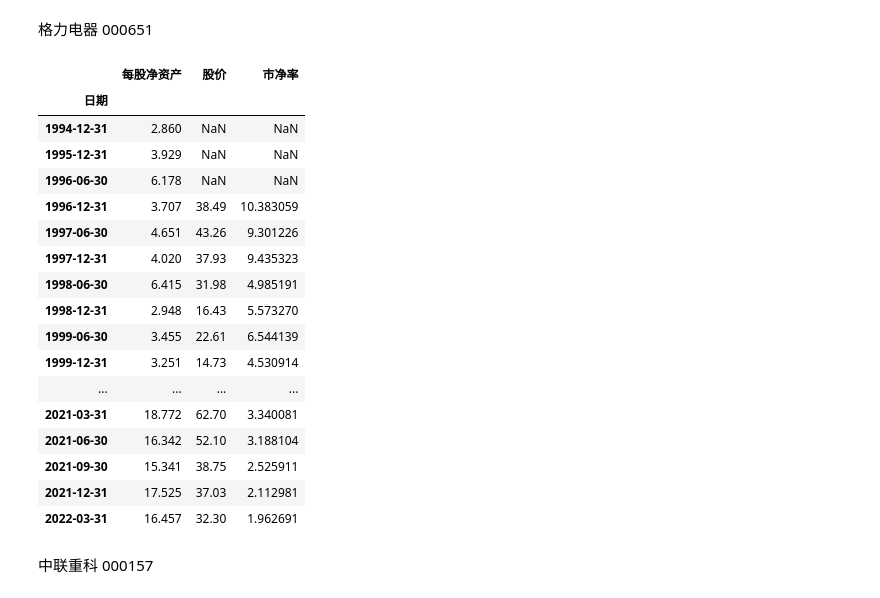
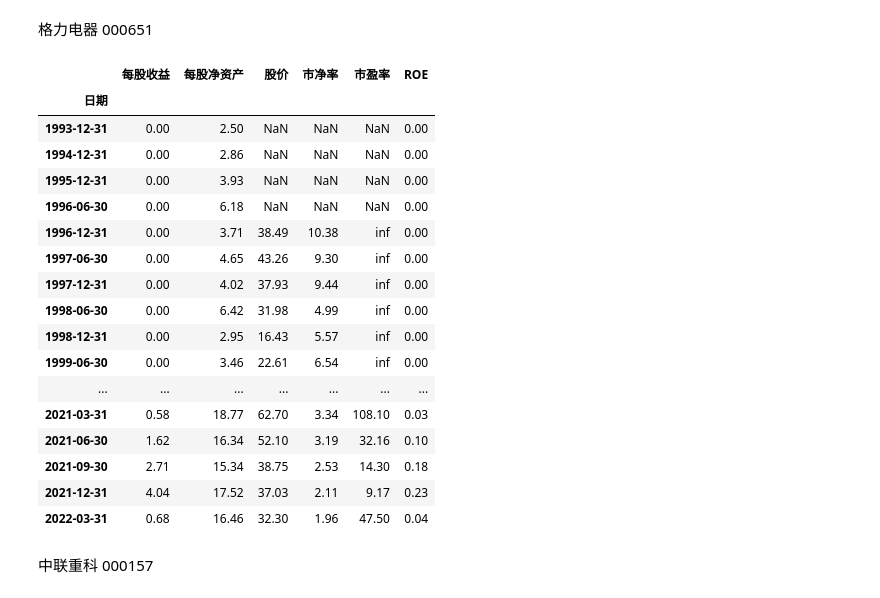
Before and after one commit to songjian/economic-data-tools, a Jupyter notebook: 盛京剑客《从净资产角度思考股票投资》.ipynb, the cells around one changed output. Cells and saved outputs as stored; diff of their text form; code cells hidden in the pictures.

```diff
--- a/盛京剑客《从净资产角度思考股票投资》.ipynb
+++ b/盛京剑客《从净资产角度思考股票投资》.ipynb
@@ -4,3 +4,4 @@ from sina_finance import sina
 import numpy as np
 import pandas as pd
 pd.set_option('display.max_rows', None)
+pd.set_option('display.float_format', lambda x: '%.2f' % x)
@@ -17,3 +8,15 @@ def basic_info(code:str):
+# %%
+def basic_info(code:str):
+    mgsy=sina.mgsy(code)
+    mgjzc=sina.mgjzc(code)
+    prices=netease.historical_prices(code)
+    mgsy['每股净资产']=mgjzc['每股净资产']
+    mgsy['股价']=prices['收盘价'].resample('Q').ffill()
+    mgsy['市净率']=mgsy['股价']/mgsy['每股净资产']
+    mgsy['市盈率']=mgsy['股价']/mgsy['每股收益']
+    mgsy['ROE']=mgsy['每股收益']/mgsy['每股净资产']
+    mgsy.sort_index(inplace=True)
+    return mgsy
 # %%
 def dividend_yield(code):
     """股息率
@@ -67,26 +70,26 @@ mgjzc('600161')
 # %% [markdown]
 格力电器 000651
 # %%
-mgjzc('000651')
+basic_info('000651')
 # %% [output]
-|  | 每股净资产 | 股价 | 市净率 |
-| 日期 |  |  |  |
-| 1994-12-31 | 2.860 | NaN | NaN |
-| 1995-12-31 | 3.929 | NaN | NaN |
-| 1996-06-30 | 6.178 | NaN | NaN |
-| 1996-12-31 | 3.707 | 38.49 | 10.383059 |
-| 1997-06-30 | 4.651 | 43.26 | 9.301226 |
-| 1997-12-31 | 4.020 | 37.93 | 9.435323 |
-| 1998-06-30 | 6.415 | 31.98 | 4.985191 |
-| 1998-12-31 | 2.948 | 16.43 | 5.573270 |
-| 1999-06-30 | 3.455 | 22.61 | 6.544139 |
-| 1999-12-31 | 3.251 | 14.73 | 4.530914 |
-| ... | ... | ... | ... |
-| 2021-03-31 | 18.772 | 62.70 | 3.340081 |
-| 2021-06-30 | 16.342 | 52.10 | 3.188104 |
-| 2021-09-30 | 15.341 | 38.75 | 2.525911 |
-| 2021-12-31 | 17.525 | 37.03 | 2.112981 |
-| 2022-03-31 | 16.457 | 32.30 | 1.962691 |
+|  | 每股收益 | 每股净资产 | 股价 | 市净率 | 市盈率 | ROE |
+| 日期 |  |  |  |  |  |  |
+| 1993-12-31 | 0.00 | 2.50 | NaN | NaN | NaN | 0.00 |
+| 1994-12-31 | 0.00 | 2.86 | NaN | NaN | NaN | 0.00 |
+| 1995-12-31 | 0.00 | 3.93 | NaN | NaN | NaN | 0.00 |
+| 1996-06-30 | 0.00 | 6.18 | NaN | NaN | NaN | 0.00 |
+| 1996-12-31 | 0.00 | 3.71 | 38.49 | 10.38 | inf | 0.00 |
+| 1997-06-30 | 0.00 | 4.65 | 43.26 | 9.30 | inf | 0.00 |
+| 1997-12-31 | 0.00 | 4.02 | 37.93 | 9.44 | inf | 0.00 |
+| 1998-06-30 | 0.00 | 6.42 | 31.98 | 4.99 | inf | 0.00 |
+| 1998-12-31 | 0.00 | 2.95 | 16.43 | 5.57 | inf | 0.00 |
+| 1999-06-30 | 0.00 | 3.46 | 22.61 | 6.54 | inf | 0.00 |
+| ... | ... | ... | ... | ... | ... | ... |
+| 2021-03-31 | 0.58 | 18.77 | 62.70 | 3.34 | 108.10 | 0.03 |
+| 2021-06-30 | 1.62 | 16.34 | 52.10 | 3.19 | 32.16 | 0.10 |
+| 2021-09-30 | 2.71 | 15.34 | 38.75 | 2.53 | 14.30 | 0.18 |
+| 2021-12-31 | 4.04 | 17.52 | 37.03 | 2.11 | 9.17 | 0.23 |
+| 2022-03-31 | 0.68 | 16.46 | 32.30 | 1.96 | 47.50 | 0.04 |
 # %% [markdown]
 中联重科 000157
 # %%
```
Also changed, not shown: parts of 11 cells of this notebook.
